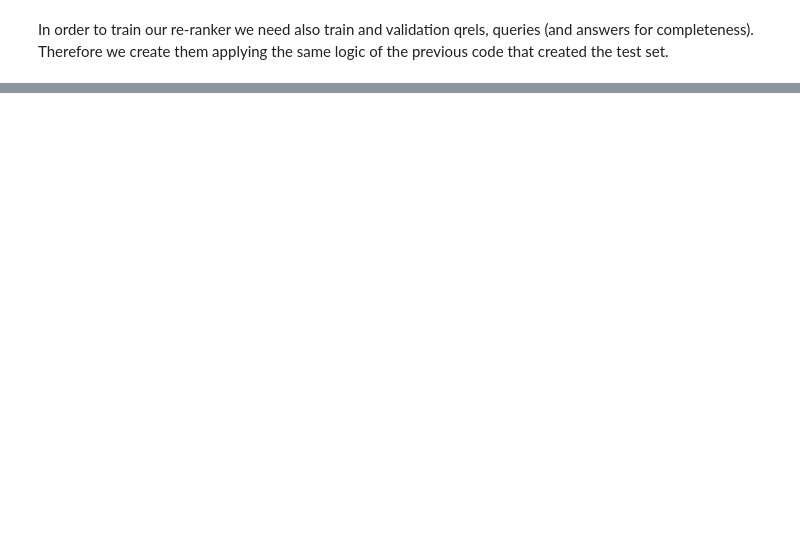
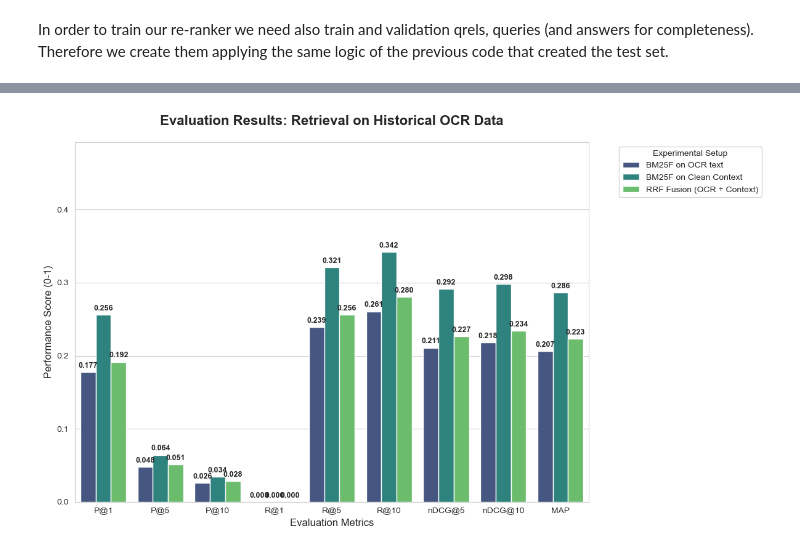
Before and after one commit to gpinelli/HistoricalNews_InformationRetrievalProject, a Jupyter notebook: Historical_News_Question_Answering2.ipynb, the cells around one changed output, grey strips where cells are left out. Saved outputs shown, nothing was run; the diff lists cells and outputs as text; code cells hidden in the pictures; blank space fills up the shorter version.

```diff
--- a/Historical_News_Question_Answering2.ipynb
+++ b/Historical_News_Question_Answering2.ipynb
@@ -1733,4 +1228,0 @@ display(res_fusion_test)
-# %%
-eval_test_fusion = pt.Evaluate(res_fusion_test, test_qrels, metrics=['P_1', 'P_5', 'ndcg_cut_5', 'ndcg_cut_10'], perquery=False)
-display(eval_test_fusion)
-eval_dict['fusion_test'] = eval_test_fusion
@@ -1823,0 +1422,8 @@ p = pt.terrier.Retriever(index, wmodel="BM25") >> rejoin_queries >> pt.apply.doc
+# %%
+import pyterrier as pt
+if os.path.exists('data/test_qrels.json'):
+    test_qrels = pd.read_json('data/test_qrels.json', orient='records')
+    test_qrels = test_qrels.rename(columns={'para_id': 'docno'})
+
+eval_bm25_ocr = pt.Evaluate(bm25f_ocr_results, test_qrels, metrics=metrics, perquery=False)
+display(eval_bm25_ocr)
@@ -1823,0 +1439,3 @@ p = pt.terrier.Retriever(index, wmodel="BM25") >> rejoin_queries >> pt.apply.doc
+# %%
+eval_bm25_cont = pt.Evaluate(bm25f_cont_results, test_qrels, metrics=metrics, perquery=False)
+display(eval_bm25_cont)
@@ -1823,0 +1451,3 @@ p = pt.terrier.Retriever(index, wmodel="BM25") >> rejoin_queries >> pt.apply.doc
+# %%
+eval_fusion = pt.Evaluate(fusion_results, test_qrels, metrics=metrics, perquery=False)
+display(eval_fusion)
@@ -1823,0 +1463,76 @@ p = pt.terrier.Retriever(index, wmodel="BM25") >> rejoin_queries >> pt.apply.doc
+# %%
+import pandas as pd
+import matplotlib.pyplot as plt
+import seaborn as sns
+
+# 1. Preparazione dei dati dai tuoi oggetti eval_*
+# Mappiamo i risultati in una lista di dizionari
+formatted_data = []
+
+# Definiamo una configurazione per iterare sui risultati ottenuti
+evaluations = [
+    (eval_bm25_ocr, 'BM25F on OCR text'),
+    (eval_bm25_cont, 'BM25F on Clean Context'),
+    (eval_fusion, 'RRF Fusion (OCR + Context)')
+]
+
+for eval_dict, display_name in evaluations:
+    formatted_data.append({
+        'System': display_name,
+        # PyTerrier usa nomi specifici nelle chiavi del dizionario di output
+        'P@1': eval_dict.get('P@1', 0),
+        'P@5': eval_dict.get('P@5', 0),
+        'P@10': eval_dict.get('P@10', 0),
+        'R@1': eval_dict.get('R@1', 0),
+        'R@5': eval_dict.get('R@5', 0),
+        'R@10': eval_dict.get('R@10', 0),
+        'nDCG@5': eval_dict.get('nDCG@5', 0),
+        'nDCG@10': eval_dict.get('nDCG@10', 0),
+        'MAP': eval_dict.get('AP', 0)
+    })
+
+df_results = pd.DataFrame(formatted_data)
+
+# 2. Configurazione Grafico
+plt.figure(figsize=(12, 7))
+sns.set_style("whitegrid")
+
+# Trasformazione (Melt) per visualizzazione raggruppata (Seaborn richiede dati "long-form")
+df_melted = df_results.melt(id_vars="System", var_name="Metric", value_name="Score")
+
+# Plot
+ax = sns.barplot(
+    data=df_melted,
+    x="Metric",
+    y="Score",
+    hue="System",
+    palette="viridis"
+)
+
+# Titoli e Label
+plt.title("Evaluation Results: Retrieval on Historical OCR Data", fontsize=16, fontweight='bold', pad=20)
+plt.ylabel("Performance Score (0-1)", fontsize=12)
+plt.xlabel("Evaluation Metrics", fontsize=12)
+
+# Adattamento dinamico dell'asse Y
+current_max = df_melted['Score'].max()
+plt.ylim(0, min(1.0, current_max + 0.15))
+
+# Legenda
+plt.legend(title="Experimental Setup", bbox_to_anchor=(1.05, 1), loc='upper left')
+
+# Aggiunta etichette sopra le barre
+for container in ax.containers:
+    ax.bar_label(container, fmt='%.3f', padding=3, fontsize=9, fontweight='bold')
+
+plt.tight_layout()
+
+# Salvataggio e visualizzazione
+plt.savefig("retrieval_comparison_results.png", dpi=300, bbox_inches='tight')
+plt.show()
+
+# 3. Tabella comparativa a console
+print("\n=== Performance Summary (Ranking by nDCG@10) ===")
+print(df_results.sort_values(by='nDCG@10', ascending=False).to_string(index=False))
+# %% [output]
+[figure, added]
```
Also changed, not shown: parts of 86 cells of this notebook.
